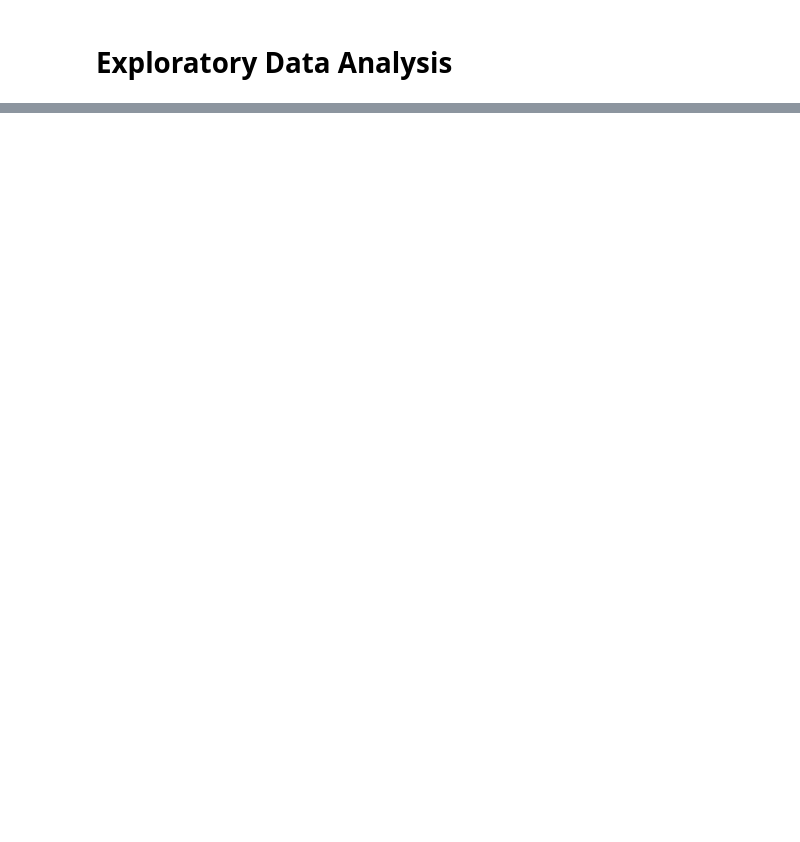
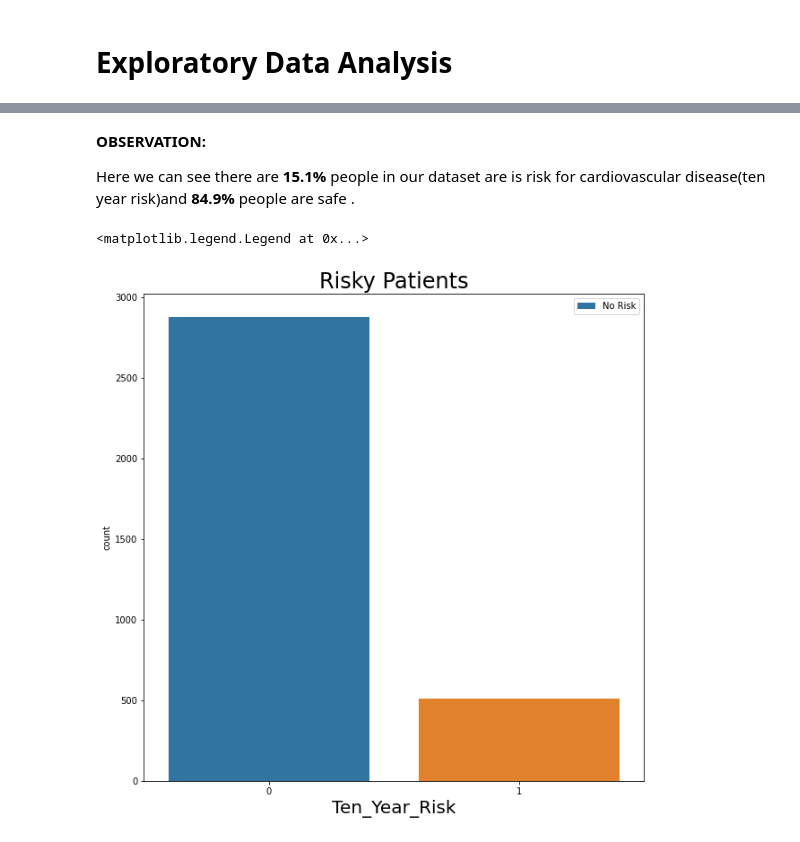
Before and after one commit to Samikshab99/ML-Classcification-Cardiovascular-Risk-Prediction, a Jupyter notebook: ML_Classification=Cardiovascular_Risk_Prediction.ipynb, the cells around one changed output, grey strips where cells are left out. Saved outputs shown, nothing was run; the diff lists cells and outputs as text; code cells hidden in the pictures; blank space fills up the shorter version.

```diff
--- a/ML_Classification=Cardiovascular_Risk_Prediction.ipynb
+++ b/ML_Classification=Cardiovascular_Risk_Prediction.ipynb
@@ -443,0 +475,14 @@ df.head()
+# %% [markdown]
+**OBSERVATION:**
+
+Here we can see there are **15.1%** people in our dataset are is risk for cardiovascular disease(ten year risk)and **84.9%** people are safe .
+# %%
+#plotting countplot to get the no of risky patients
+fig, ax = plt.subplots(figsize = ( 10 , 10 ))
+sns.countplot(x="Ten_Year_Risk", data=data)
+ax.set_xlabel( "Ten_Year_Risk" , size = 20 )
+ax.set_title( "Risky Patients" , size = 24 )
+plt.legend(['No Risk' , 'At Risk'])
+# %% [output]
+<matplotlib.legend.Legend at 0x...>
+[figure, added]
```
Also changed, not shown: parts of 136 cells of this notebook.
